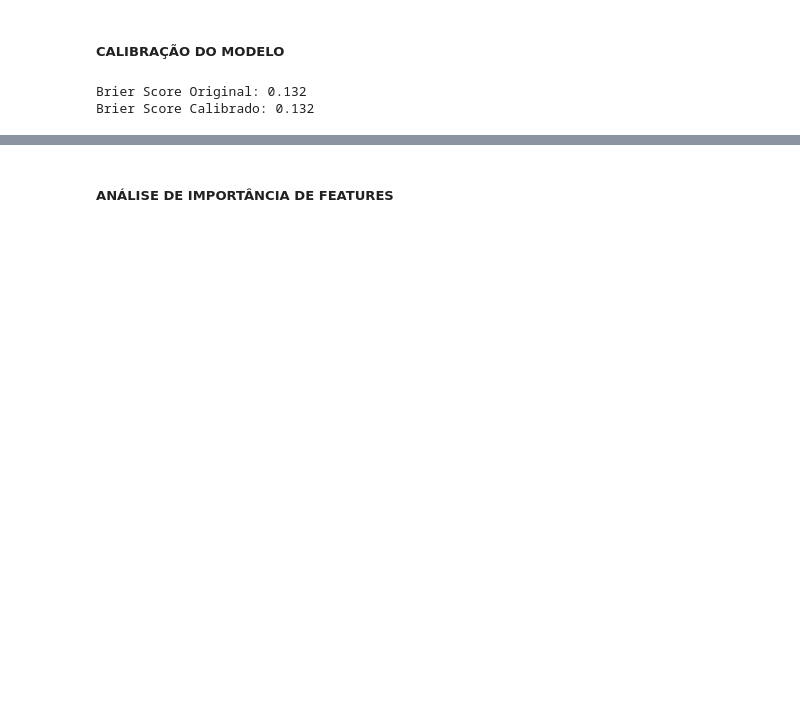
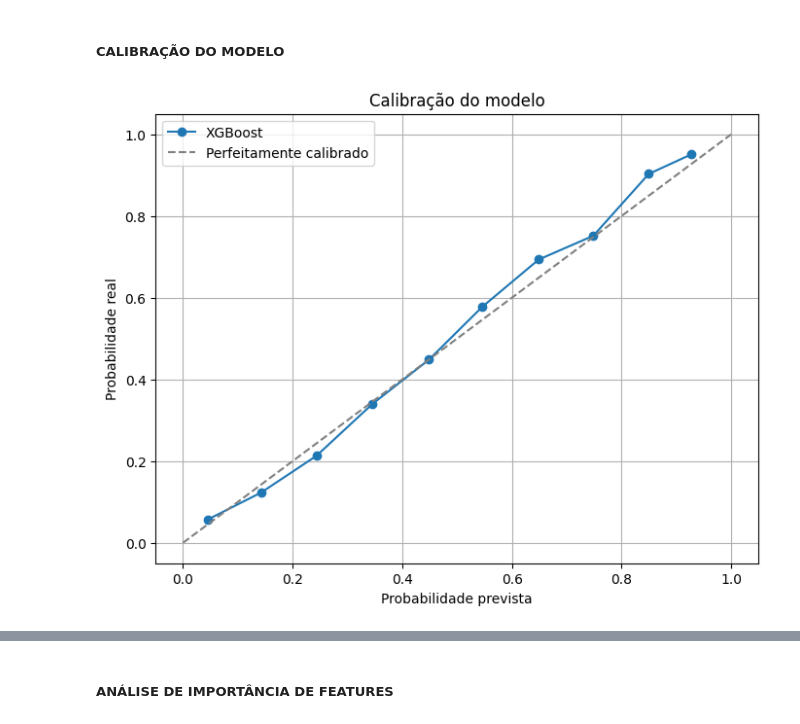
Before and after one commit to josieleferreira/credito_fintech, a Jupyter notebook: notebooks/Modelo_final.ipynb, the cells around one changed output, grey strips where cells are left out. Drawn from its saved outputs; the diff is of its cells as text; code cells hidden in the pictures; blank space fills up the shorter version.

```diff
--- a/notebooks/Modelo_final.ipynb
+++ b/notebooks/Modelo_final.ipynb
@@ -431,0 +189,6 @@ Métricas com threshold ótimo:
+# %%
+X["date_min"] = pd.to_datetime(X["date_min"], errors="coerce")
+X["date_max"] = pd.to_datetime(X["date_max"], errors="coerce")
+
+# Criar feature: diferença em dias
+X["days_diff"] = (X["date_max"] - X["date_min"]).dt.days
@@ -444,17 +452,33 @@ plt.show()
 # %% [markdown]
 ##### CALIBRAÇÃO DO MODELO
-# %%
-calibrated_clf = CalibratedClassifierCV(
-    estimator=best_model,   # no lugar de base_estimator
-    method='isotonic',
-    cv=3
-)
-calibrated_clf.fit(X_train_scaled, y_train)
-
-# Comparar probabilidades
-y_proba_calibrated = calibrated_clf.predict_proba(X_test_scaled)[:, 1]
-print(f"Brier Score Original: {np.mean((y_proba_P - y_test)**2):.3f}")
-print(f"Brier Score Calibrado: {np.mean((y_proba_calibrated - y_test)**2):.3f}")
-# %% [output]
-Brier Score Original: 0.132
-Brier Score Calibrado: 0.132
+# %%
+def plot_model_calibration(model, X_test, y_test, n_bins=10):
+    """
+    Plota a calibração de probabilidades do modelo.
+
+    Parâmetros:
+        model: pipeline treinado
+        X_test: features de teste
+        y_test: labels de teste
+        n_bins: número de bins para discretizar as probabilidades
+    """
+    # Probabilidades previstas
+    y_proba = model.predict_proba(X_test)[:, 1]
+
+    # Curva de calibração
+    prob_true, prob_pred = calibration_curve(y_test, y_proba, n_bins=n_bins)
+
+    plt.figure(figsize=(8, 6))
+    plt.plot(prob_pred, prob_true, marker='o', label='XGBoost')
+    plt.plot([0, 1], [0, 1], linestyle='--', color='gray', label='Perfeitamente calibrado')
+    plt.xlabel('Probabilidade prevista')
+    plt.ylabel('Probabilidade real')
+    plt.title('Calibração do modelo')
+    plt.legend()
+    plt.grid(True)
+    plt.show()
+
+# Usar a função
+plot_model_calibration(pipe_xgb, X_test, y_test)
+# %% [output]
+[figure, added]
```
Also changed, not shown: parts of 56 cells of this notebook, 1 other file.
